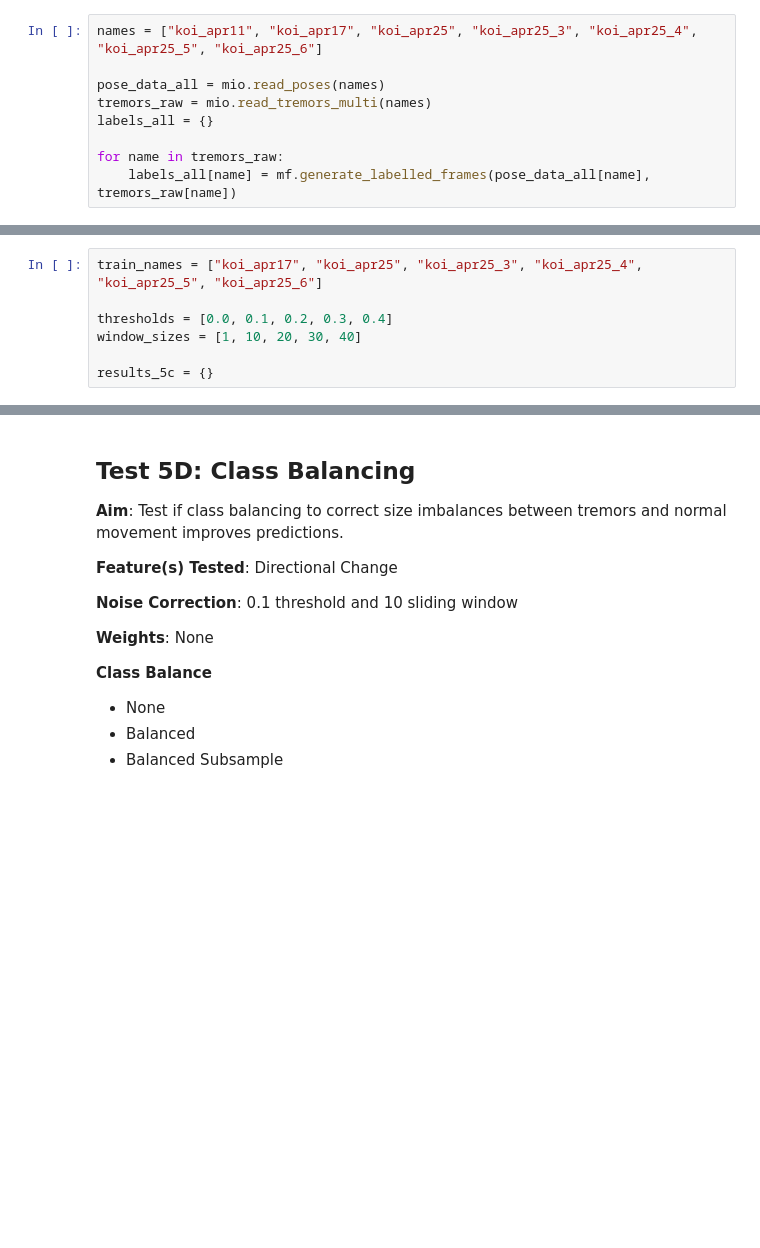
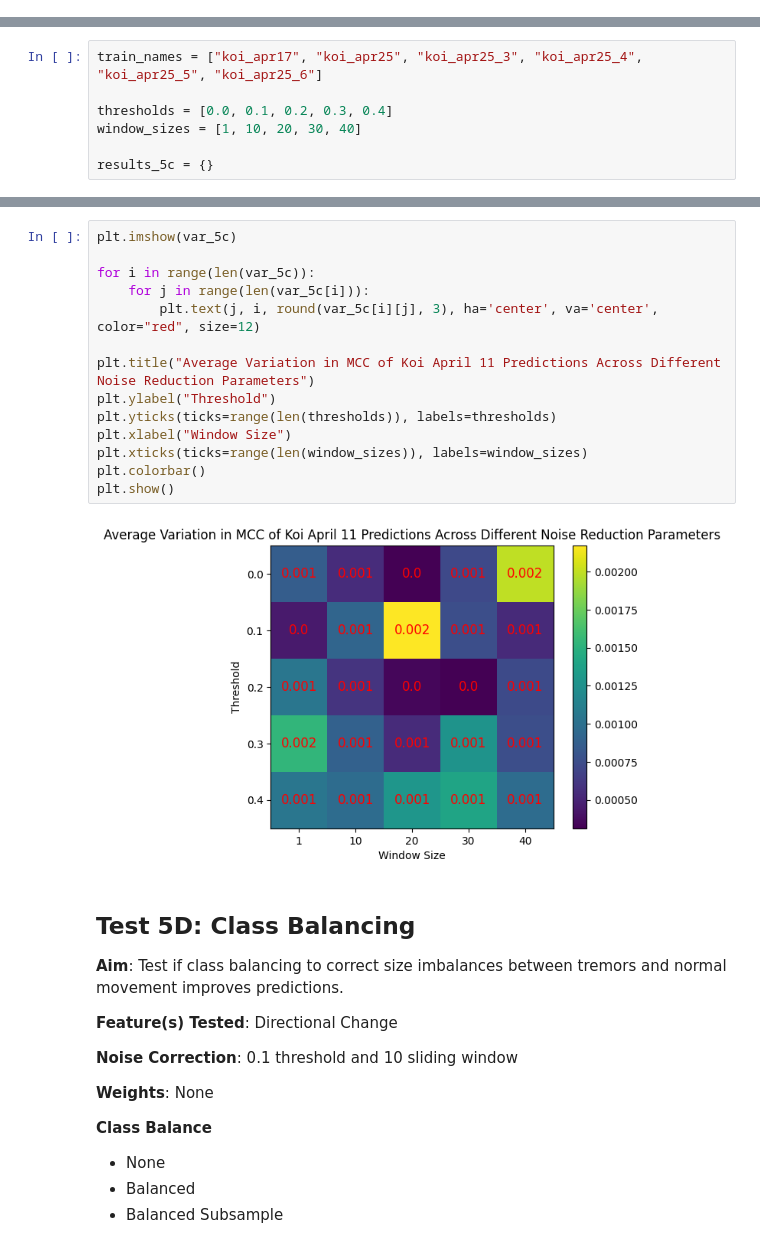
Before and after one commit to russell-ykh/monke, a Jupyter notebook: classi5.ipynb, the cells around one changed output, grey strips where cells are left out. Saved outputs shown, nothing was run; the diff lists cells and outputs as text; blank space fills up the shorter version.

```diff
--- a/classi5.ipynb
+++ b/classi5.ipynb
@@ -25,10 +23 @@ importlib.reload(mio)
 import matplotlib.pyplot as plt
-# %%
-names = ["koi_apr11", "koi_apr17", "koi_apr25", "koi_apr25_3", "koi_apr25_4", "koi_apr25_5", "koi_apr25_6"]
-
-pose_data_all = mio.read_poses(names)
-tremors_raw = mio.read_tremors_multi(names)
-labels_all = {}
-
-for name in tremors_raw:
-    labels_all[name] = mf.generate_labelled_frames(pose_data_all[name], tremors_raw[name])
@@ -651,3 +804,19 @@ plt.show()
+# %%
+plt.imshow(var_5c)
+
+for i in range(len(var_5c)):
+    for j in range(len(var_5c[i])):
+        plt.text(j, i, round(var_5c[i][j], 3), ha='center', va='center', color="red", size=12)
+
+plt.title("Average Variation in MCC of Koi April 11 Predictions Across Different Noise Reduction Parameters")
+plt.ylabel("Threshold")
+plt.yticks(ticks=range(len(thresholds)), labels=thresholds)
+plt.xlabel("Window Size")
+plt.xticks(ticks=range(len(window_sizes)), labels=window_sizes)
+plt.colorbar()
+plt.show()
+# %% [output]
+[figure, added]
 # %% [markdown]
 ## Test 5D: Class Balancing
 
```
Also changed, not shown: parts of 22 cells of this notebook, 17 other files.
